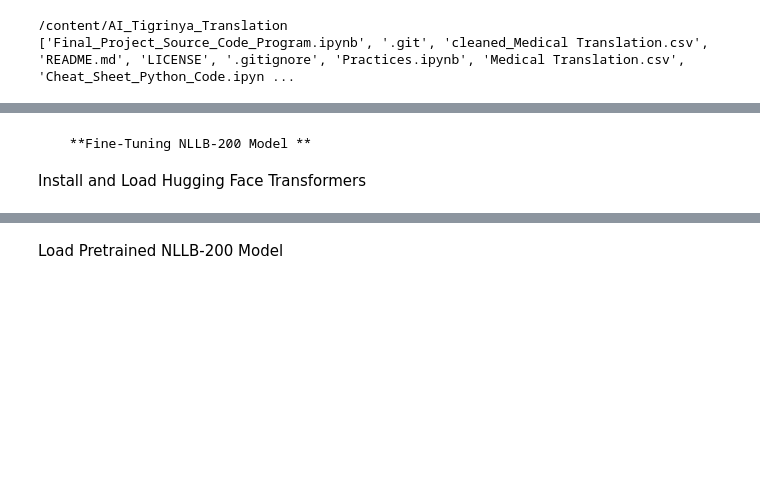
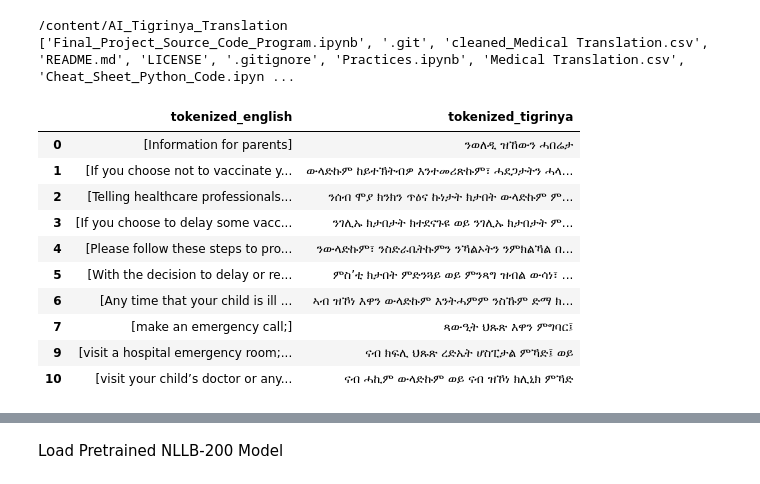
Before and after one commit to Merha23/AI_Tigrinya_Translation, a Jupyter notebook: Final_Project_Source_Code_Program.ipynb, the cells around one changed output, grey strips where cells are left out. Saved outputs shown, nothing was run; the diff lists cells and outputs as text; code cells hidden in the pictures; blank space fills up the shorter version.

```diff
--- a/Final_Project_Source_Code_Program.ipynb
+++ b/Final_Project_Source_Code_Program.ipynb
@@ -199,3 +199,5 @@ print(os.listdir())  # Lists all files in the directory
 # %% [output]
 /content/AI_Tigrinya_Translation
 ['Final_Project_Source_Code_Program.ipynb', '.git', 'cleaned_Medical Translation.csv', 'README.md', 'LICENSE', '.gitignore', 'Practices.ipynb', 'Medical Translation.csv', 'Cheat_Sheet_Python_Code.ipyn ...
+# %%
+df['tokenized_tigrinya'] = df['tokenized_tigrinya'].apply(lambda x: ' '.join(x) if isinstance(x, list) else x)
@@ -202 +206,15 @@ print(os.listdir())  # Lists all files in the directory
+# %%
+df[['tokenized_english', 'tokenized_tigrinya']].head(10)
+# %% [output]
+|  | tokenized_english | tokenized_tigrinya |
+| 0 | [Information for parents] | ንወለዲ ዝኸውን ሓበሬታ |
+| 1 | [If you choose not to vaccinate y... | ውላድኩም ከይተኽትብዎ እንተመሪጽኩም፣ ሓደጋታትን ሓላ... |
+| 2 | [Telling healthcare professionals... | ንሰብ ሞያ ክንክን ጥዕና ኩነታት ክታበት ውላድኩም ም... |
+| 3 | [If you choose to delay some vacc... | ንገሊኡ ክታበታት ክተደናጉዩ ወይ ንገሊኡ ክታበታት ም... |
+| 4 | [Please follow these steps to pro... | ንውላድኩም፣ ንስድራቤትኩምን ንኻልኦትን ንምክልኻል በ... |
+| 5 | [With the decision to delay or re... | ምስ’ቲ ክታበት ምድንጓይ ወይ ምንጻግ ዝብል ውሳነ፣ ... |
+| 6 | [Any time that your child is ill ... | ኣብ ዝኾነ እዋን ውላድኩም እንትሓምም ንስኹም ድማ ክ... |
+| 7 | [make an emergency call;] | ጻውዒት ህጹጽ እዋን ምግባር፤ |
+| 9 | [visit a hospital emergency room;... | ናብ ክፍሊ ህጹጽ ረድኤት ሆስፒታል ምኻድ፤ ወይ |
+| 10 | [visit your child’s doctor or any... | ናብ ሓኪም ውላድኩም ወይ ናብ ዝኾነ ክሊኒክ ምኻድ |
 # %%
@@ -205,7 +225,3 @@ files.download("cleaned_Medical Translation.csv")
 # %% [output]
 [interactive output not drawn]
 [interactive output not drawn]
-# %% [markdown]
-      **Fine-Tuning NLLB-200 Model **
-
-Install and Load Hugging Face Transformers
```
Also changed, not shown: parts of 14 cells of this notebook.
